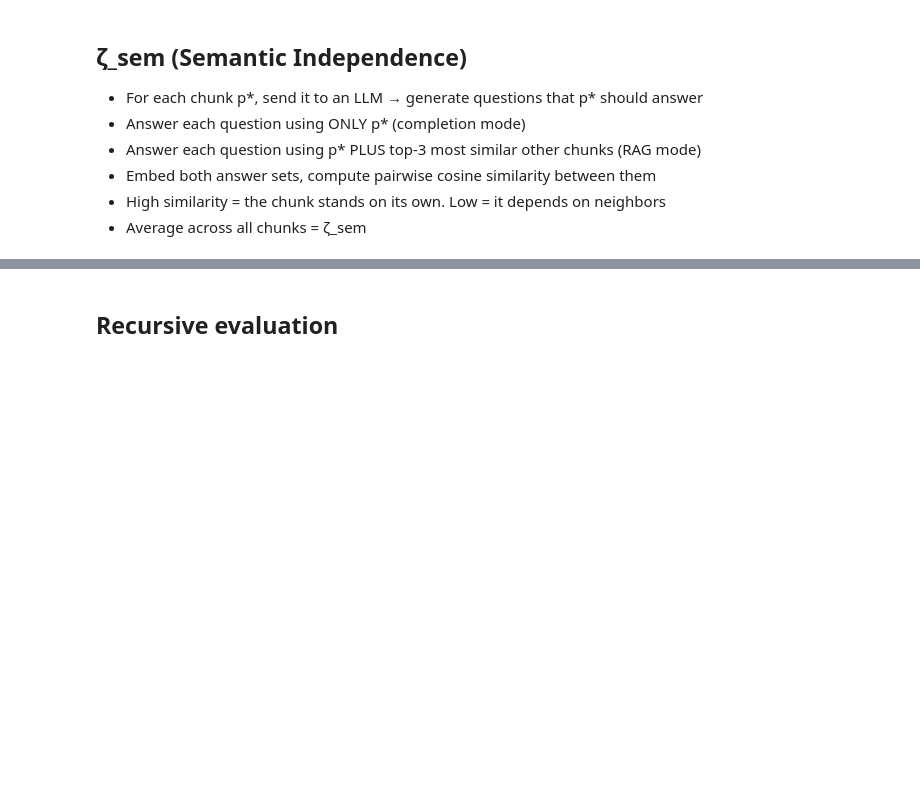
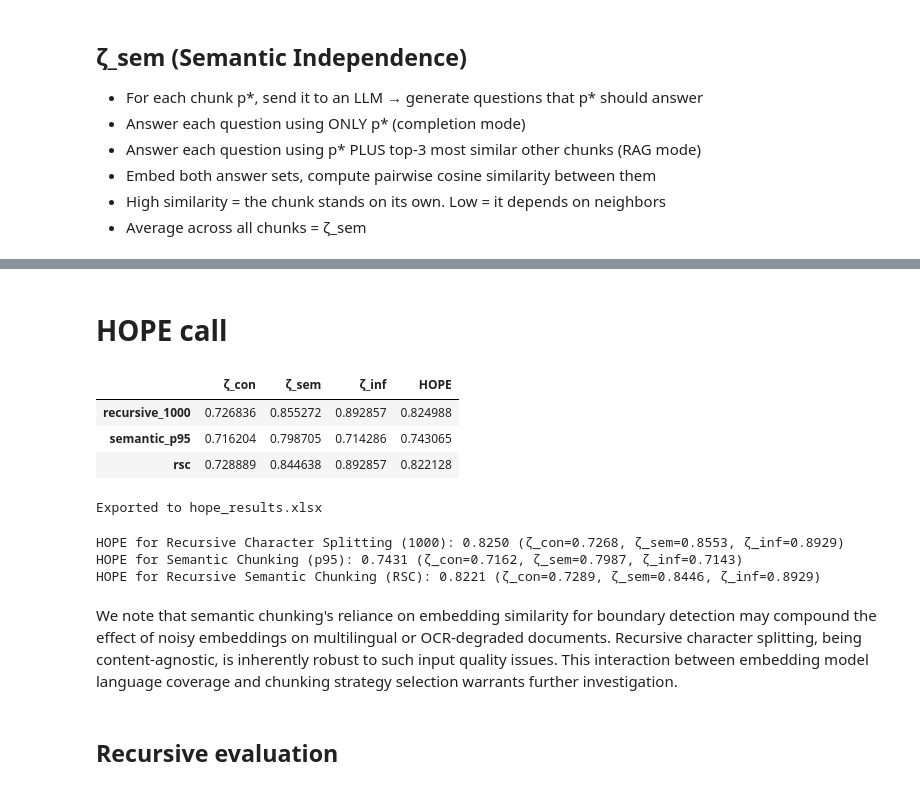
Before and after one commit to Novyfilip/algae-graphrag-thesis, a Jupyter notebook: notebooks/HOPE.ipynb, the cells around one changed output, grey strips where cells are left out. Drawn from its saved outputs; the diff is of its cells as text; code cells hidden in the pictures; blank space fills up the shorter version.

```diff
--- a/notebooks/HOPE.ipynb
+++ b/notebooks/HOPE.ipynb
@@ -446,9 +653,60 @@ def ζ_inf_document(doc_text, doc_filename, collection, embed_model,
+# %% [markdown]
+# HOPE call
+# %%
+strategies = ["recursive_1000", "semantic_p95", "rsc"]
+
+# Load all results
+with open(PROJECT_ROOT / "outputs" / "HOPE" / "hope_con_results.json", encoding="utf-8") as f:
+    ζ_con_raw = json.load(f)
+with open(PROJECT_ROOT / "outputs" / "HOPE" / "hope_inf_results.json", encoding="utf-8") as f:
+    ζ_inf_raw = json.load(f)
+with open(PROJECT_ROOT / "outputs" / "HOPE" / "hope_sem_results.json", encoding="utf-8") as f:
+    ζ_sem_raw = json.load(f)
+
+# Aggregate
+ζ_con = {s: np.mean([ζ_con_raw[k]["avg"] for k in ζ_con_raw if k.startswith(s + "/")]) for s in strategies}
+ζ_inf = {s: np.mean([ζ_inf_raw[k]["score"] for k in ζ_inf_raw if k.startswith(s + "/")]) for s in strategies}
+ζ_sem = {s: np.mean([ζ_sem_raw[k]["avg"] for k in ζ_sem_raw if k.startswith(s + "/")]) for s in strategies}
+
+# Build dataframe
+hope_df = pd.DataFrame({"ζ_con": ζ_con, "ζ_sem": ζ_sem, "ζ_inf": ζ_inf})
+hope_df["HOPE"] = hope_df.mean(axis=1)
+hope_df
+# %% [output]
+|  | ζ_con | ζ_sem | ζ_inf | HOPE |
+| recursive_1000 | 0.726836 | 0.855272 | 0.892857 | 0.824988 |
+| semantic_p95 | 0.716204 | 0.798705 | 0.714286 | 0.743065 |
+| rsc | 0.728889 | 0.844638 | 0.892857 | 0.822128 |
+# %%
+#EXPORT
+#hope_df.round(4).to_excel(PROJECT_ROOT / "outputs" / "HOPE" / "hope_results.xlsx")
+print("Exported to hope_results.xlsx")
+# %% [output]
+Exported to hope_results.xlsx
 # %%
-ζ_inf = ...
-ζ_sem = ...
-ζ_con = ...
-def HOPE(ζ_inf,ζ_sem,ζ_con):
-    return (1/3) * (ζ_inf+ζ_sem +ζ_con)
+ζ_inf = dict(hope_df["ζ_inf"])
+ζ_sem = dict(hope_df["ζ_sem"])
+ζ_con = dict(hope_df["ζ_con"])
+
+def HOPE(ζ_inf, ζ_sem, ζ_con):
+    return (1/3) * (ζ_inf + ζ_sem + ζ_con)
+
+names = {
+    "recursive_1000": "Recursive Character Splitting (1000)",
+    "semantic_p95": "Semantic Chunking (p95)",
+    "rsc": "Recursive Semantic Chunking (RSC)",
+}
+
+for s in strategies:
+    score = HOPE(ζ_inf[s], ζ_sem[s], ζ_con[s])
+    print(f"HOPE for {names[s]}: {score:.4f} (ζ_con={ζ_con[s]:.4f}, ζ_sem={ζ_sem[s]:.4f}, ζ_inf={ζ_inf[s]:.4f})")
+# %% [output]
+HOPE for Recursive Character Splitting (1000): 0.8250 (ζ_con=0.7268, ζ_sem=0.8553, ζ_inf=0.8929)
+HOPE for Semantic Chunking (p95): 0.7431 (ζ_con=0.7162, ζ_sem=0.7987, ζ_inf=0.7143)
+HOPE for Recursive Semantic Chunking (RSC): 0.8221 (ζ_con=0.7289, ζ_sem=0.8446, ζ_inf=0.8929)
+# %% [markdown]
+We note that semantic chunking's reliance on embedding similarity for boundary detection may compound the effect of noisy embeddings on multilingual or OCR-degraded documents.
+ Recursive character splitting, being content-agnostic, is inherently robust to such input quality issues. This interaction between embedding model language coverage and chunking strategy selection warrants further investigation.
 # %% [markdown]
 ## Recursive evaluation
 # %%
```
Also changed, not shown: parts of 15 cells of this notebook, 23 other files.
